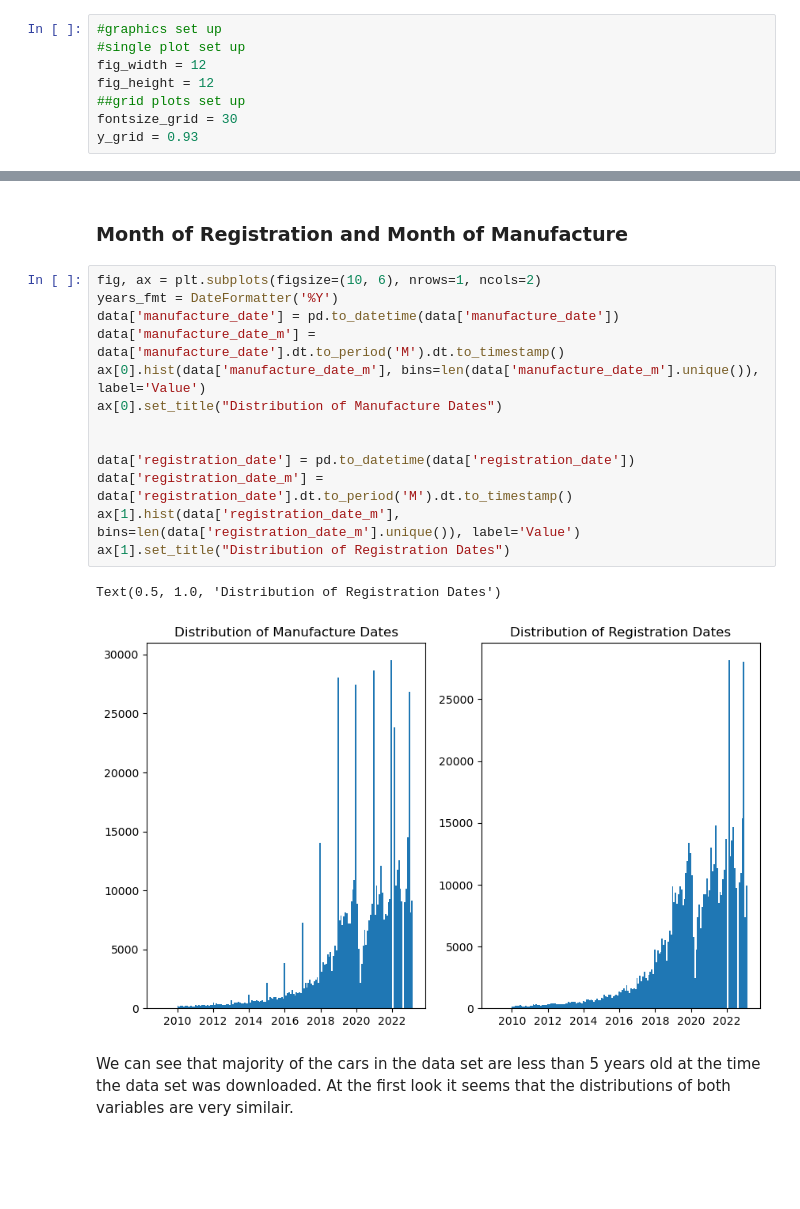
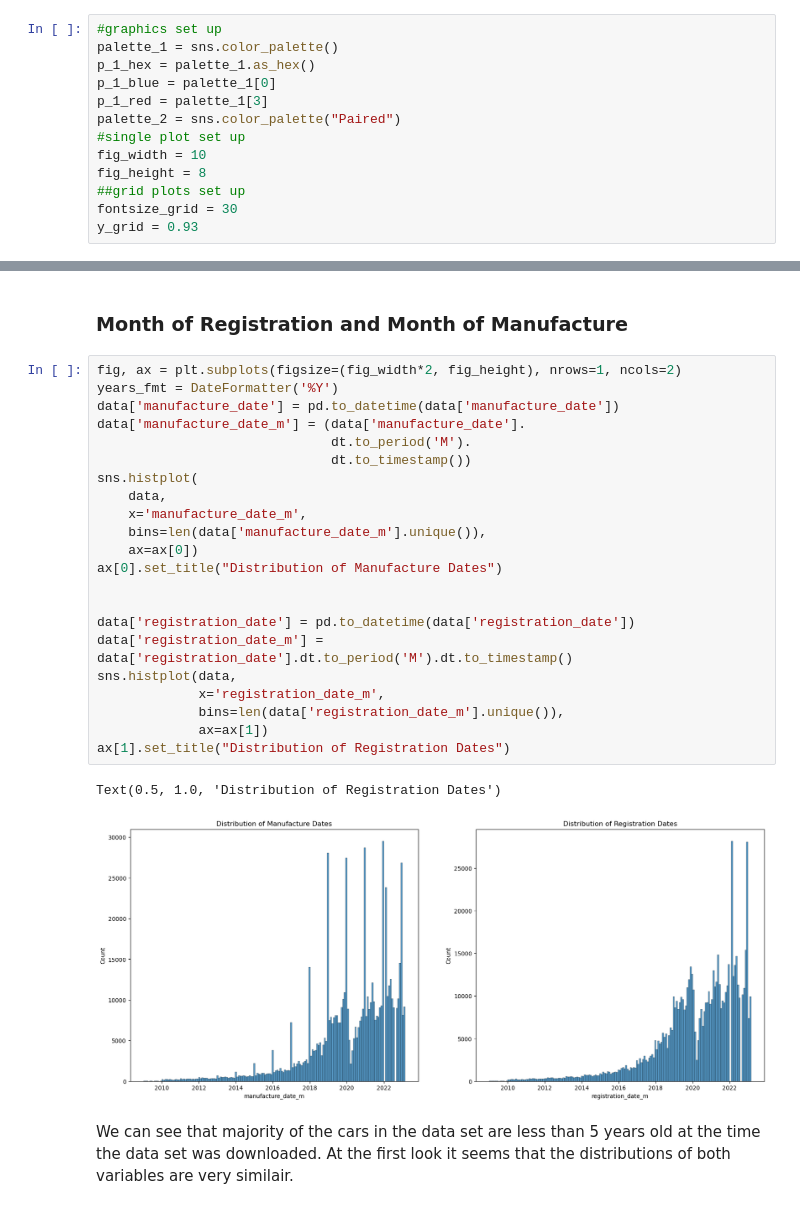
Before and after one commit to honzaz1234/ml_cars, a Jupyter notebook: reports/data_exploration.ipynb, the cells around one changed output, grey strips where cells are left out. Saved outputs shown, nothing was run; the diff lists cells and outputs as text; blank space fills up the shorter version.

```diff
--- a/reports/data_exploration.ipynb
+++ b/reports/data_exploration.ipynb
@@ -15,9 +15,14 @@ from functions import *
 from matplotlib.dates import DateFormatter
 # %%
 #graphics set up
+palette_1 = sns.color_palette()
+p_1_hex = palette_1.as_hex()
+p_1_blue = palette_1[0]
+p_1_red = palette_1[3]
+palette_2 = sns.color_palette("Paired")
 #single plot set up
-fig_width = 12
-fig_height = 12
+fig_width = 10
+fig_height = 8
 ##grid plots set up
 fontsize_grid = 30
 y_grid = 0.93
@@ -182,21 +193,30 @@ Firstly, looking at the types of fuels of cars in the data set, most of the cars
 # %% [markdown]
 ### Month of Registration and Month of Manufacture
 # %%
-fig, ax = plt.subplots(figsize=(10, 6), nrows=1, ncols=2)
+fig, ax = plt.subplots(figsize=(fig_width*2, fig_height), nrows=1, ncols=2)
 years_fmt = DateFormatter('%Y')
 data['manufacture_date'] = pd.to_datetime(data['manufacture_date'])
-data['manufacture_date_m'] = data['manufacture_date'].dt.to_period('M').dt.to_timestamp()
-ax[0].hist(data['manufacture_date_m'], bins=len(data['manufacture_date_m'].unique()), label='Value')
+data['manufacture_date_m'] = (data['manufacture_date'].
+                              dt.to_period('M').
+                              dt.to_timestamp())
+sns.histplot(
+    data,
+    x='manufacture_date_m',
+    bins=len(data['manufacture_date_m'].unique()),
+    ax=ax[0])
 ax[0].set_title("Distribution of Manufacture Dates")
 
 
 data['registration_date'] = pd.to_datetime(data['registration_date'])
 data['registration_date_m'] = data['registration_date'].dt.to_period('M').dt.to_timestamp()
-ax[1].hist(data['registration_date_m'], bins=len(data['registration_date_m'].unique()), label='Value')
+sns.histplot(data,
+             x='registration_date_m',
+             bins=len(data['registration_date_m'].unique()),
+             ax=ax[1])
 ax[1].set_title("Distribution of Registration Dates")
 # %% [output]
 Text(0.5, 1.0, 'Distribution of Registration Dates')
-[figure, old version]
+[figure, new version]
 # %% [markdown]
 We can see that majority of the cars in the data set are less than 5 years old at the time the data set was downloaded. At the first look it seems that the distributions of both variables are very similair.
 # %%
```
Also changed, not shown: parts of 18 cells of this notebook.
